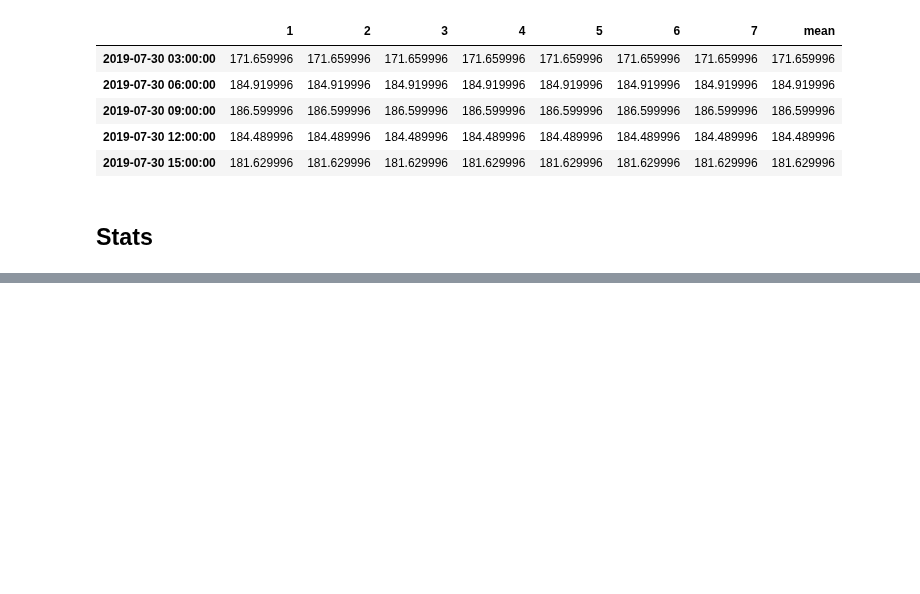
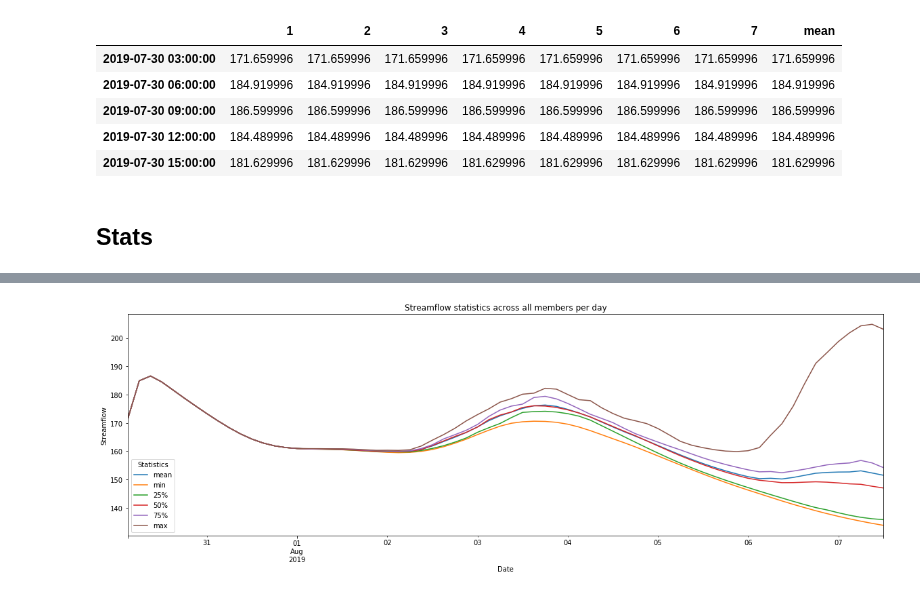
Before and after one commit to Dewberry/fcast, a Jupyter notebook: forecast/MediumRangeForecasts.ipynb, the cells around one changed output, grey strips where cells are left out. Saved outputs shown, nothing was run; the diff lists cells and outputs as text; code cells hidden in the pictures; blank space fills up the shorter version.

```diff
--- a/forecast/MediumRangeForecasts.ipynb
+++ b/forecast/MediumRangeForecasts.ipynb
@@ -115,0 +104,3 @@ df.plot(figsize=(20,6))
+# %%
+stats = df.T.describe()
+stats
@@ -115,0 +126,6 @@ df.plot(figsize=(20,6))
+# %%
+ax = stats.T.drop(columns=['count', 'std']).plot(figsize=(20,6), title ='Streamflow statistics across all members per day')
+ax.legend(title='Statistics')
+ax.set(xlabel='Date', ylabel='Streamflow');
+# %% [output]
+[figure, added]
```
Also changed, not shown: parts of 16 cells of this notebook.
